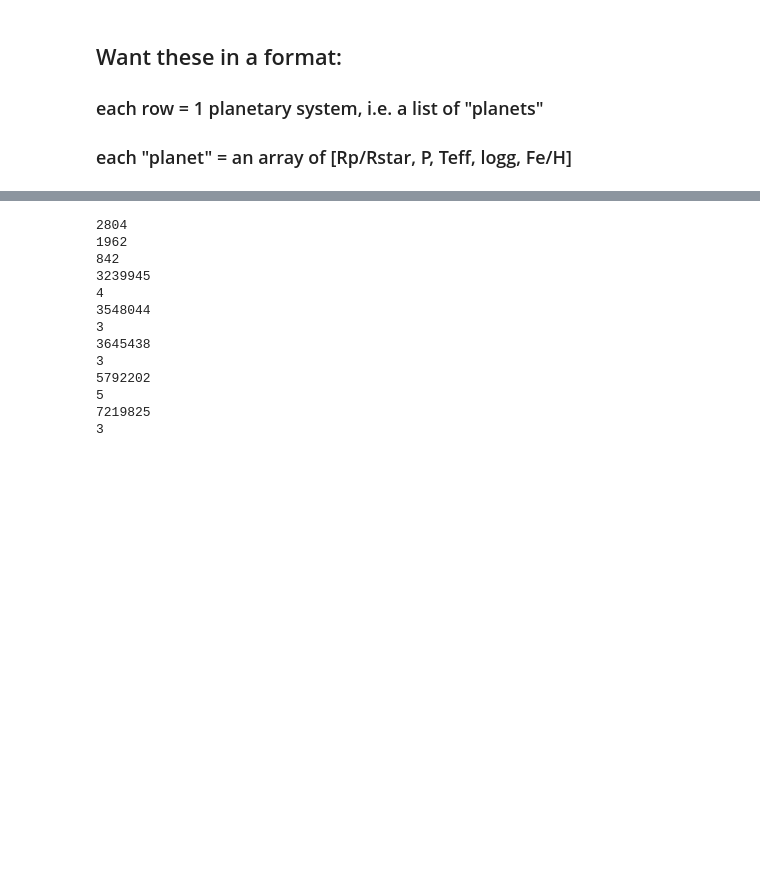
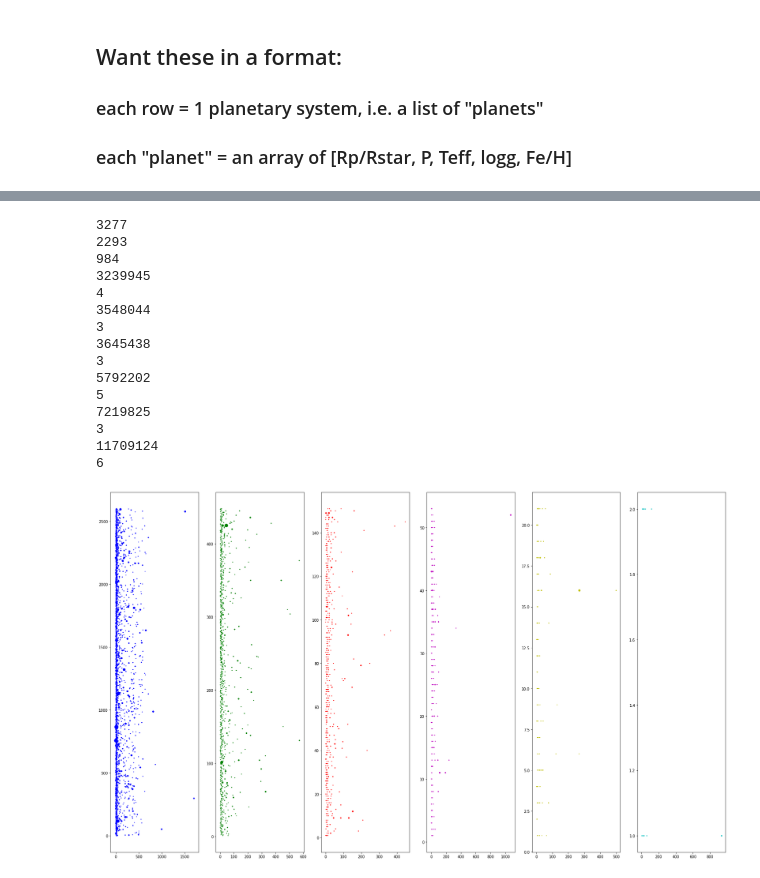
Before and after one commit to esandford/mmi-tagger, a Jupyter notebook: planettagger_classification/makeRealTrainingSet.ipynb, the cells around one changed output, grey strips where cells are left out. Cells and saved outputs as stored; diff of their text form; code cells hidden in the pictures; blank space fills up the shorter version.

```diff
--- a/planettagger_classification/makeRealTrainingSet.ipynb
+++ b/planettagger_classification/makeRealTrainingSet.ipynb
@@ -179,12 +180,20 @@ n4s = 44
 n5s = 18
 n6s = 2
 """
-
+"""
 n1s = 2211
 n2s = 393
 n3s = 132
 n4s = 47
 n5s = 18
+n6s = 2
+"""
+
+n1s = 2601
+n2s = 448
+n3s = 151
+n4s = 53
+n5s = 21
 n6s = 2
 
 for ID in kepids_toloop:
@@ -210,36 +219,39 @@ for ID in kepids_toloop:
         axes[0].scatter(Ps[sort], np.ones_like(Ps)*n1s, s=KOIs['koi_prad'][thisSystem_idxs], color='b')
         n1s = n1s - 1
     elif count == 2:
         axes[1].scatter(Ps[sort], np.ones_like(Ps)*n2s, s=KOIs['koi_prad'][thisSystem_idxs], color='g')
         n2s = n2s - 1
     elif count == 3:
         axes[2].scatter(Ps[sort], np.ones_like(Ps)*n3s, s=KOIs['koi_prad'][thisSystem_idxs], color='r')
         n3s = n3s - 1
     elif count == 4:
         axes[3].scatter(Ps[sort], np.ones_like(Ps)*n4s, s=KOIs['koi_prad'][thisSystem_idxs], color='m')
         n4s = n4s - 1
     elif count == 5:
         axes[4].scatter(Ps[sort], np.ones_like(Ps)*n5s, s=KOIs['koi_prad'][thisSystem_idxs], color='y')
         n5s = n5s - 1
     elif count == 6:
         axes[5].scatter(Ps[sort], np.ones_like(Ps)*n6s, s=KOIs['koi_prad'][thisSystem_idxs], color='c')
         n6s = n6s - 1
 
 plt.show()
 # %% [output]
-2804
-1962
-842
+3277
+2293
+984
 3239945
 4
 3548044
 3
 3645438
 3
 5792202
 5
 7219825
 3
+11709124
+6
+[figure, added]
 # %%
 11709124 in unique_kepid_70
 # %% [output]
```
Also changed, not shown: parts of 11 cells of this notebook, 8 other files.
